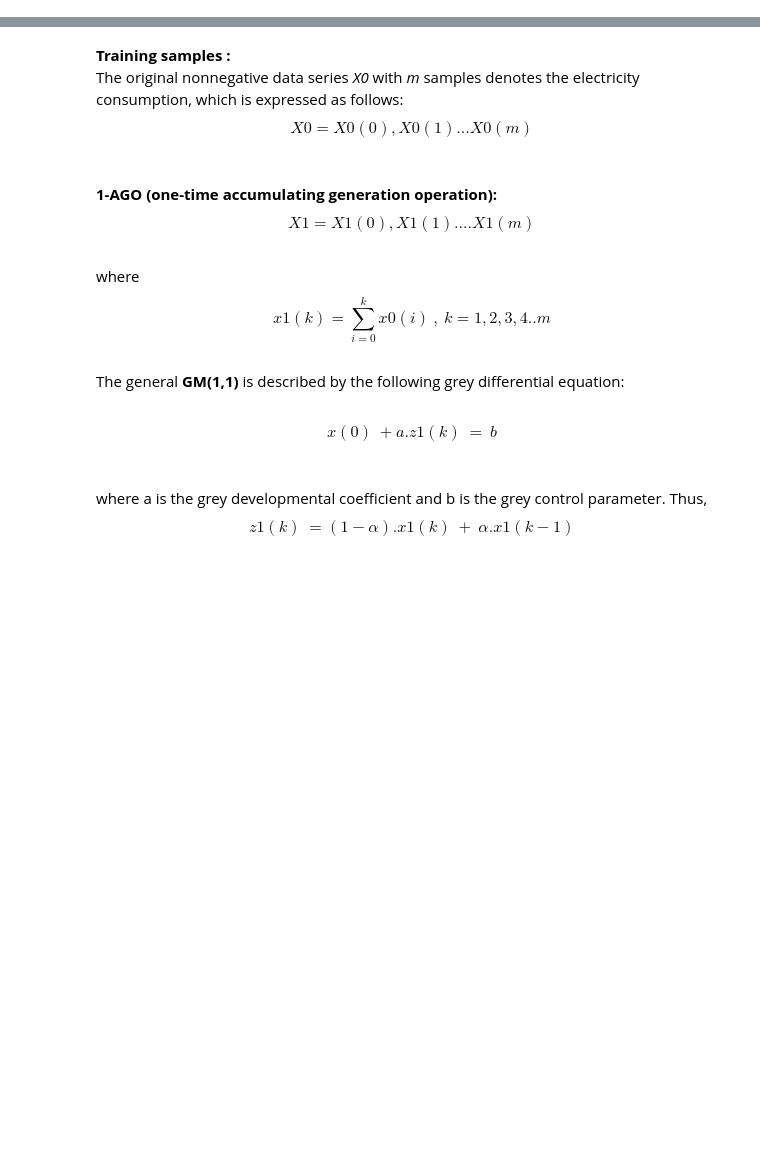
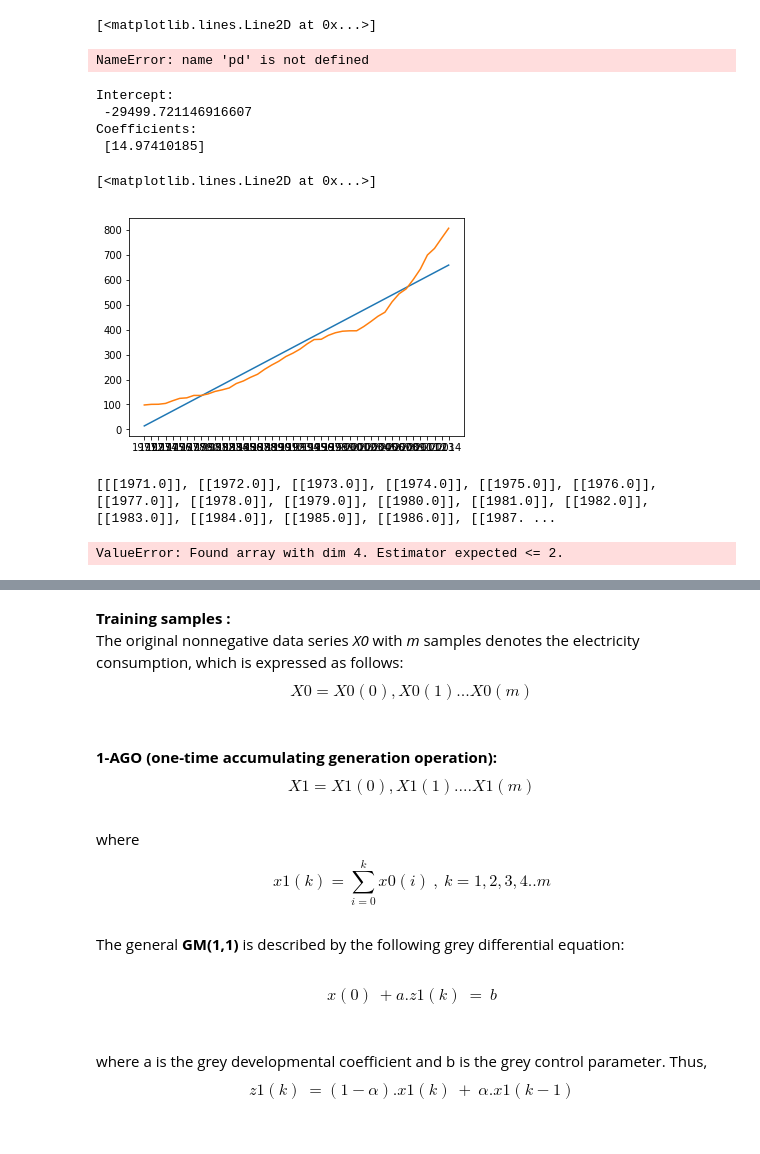
Before and after one commit to kmohan96214/vervethon, a Jupyter notebook: electricity_fcst.ipynb, the cells around one changed output, grey strips where cells are left out. Cells and saved outputs as stored; diff of their text form; code cells hidden in the pictures; blank space fills up the shorter version.

```diff
--- a/electricity_fcst.ipynb
+++ b/electricity_fcst.ipynb
@@ -7,0 +15,65 @@ from matplotlib import pyplot as plt
+# %%
+elcdm = pd.read_csv('train.csv',sep=',')
+elcdm = elcdm.drop(columns=['temperature','var1','var2','pressure','windspeed'])
+elcdm.head()
+plt.plot(elcdm['datetime'],elcdm['electricity_consumption'])
+# %% [output]
+[<matplotlib.lines.Line2D at 0x...>]
+# %%
+datacnt = pd.read_csv('countrydata.csv',sep=',')
+datacnt.head()
+india = datacnt.iloc[107].iloc[15:-4]
+data = np.array([i for i in india])
+#print(data)
+from statsmodels.tsa.statespace.sarimax import SARIMAX
+model = SARIMAX(data, order=(1, 1, 1), seasonal_order=(1, 1, 1, 1))
+model_fit = model.fit(disp=False)
+yhat = model_fit.predict(len(data), len(data))
+print(yhat)
+plt.plot(data.append(yhat))
+# %% [output]
+NameError: name 'pd' is not defined
+# %%
+X = []
+Y = []
+#print(india)
+for x,y in india.items():
+    X.append([x])
+    Y.append(y)
+#print(len(X),len(Y))
+regr = linear_model.LinearRegression()
+regr.fit(X, Y)
+print('Intercept: \n', regr.intercept_)
+print('Coefficients: \n', regr.coef_)
+X = [i[0] for i in X]
+#print(X,regr.coef_[0])
+Y_ = [ regr.coef_[0]*float(i) + regr.intercept_ for i in X]
+plt.plot(X,Y_)
+plt.plot(X,Y)
+# %% [output]
+Intercept:
+ -29499.721146916607
+Coefficients:
+ [14.97410185]
+[<matplotlib.lines.Line2D at 0x...>]
+[figure, added]
+# %%
+"""
+isor = IsotonicRegression()
+#x = [i[0] for i in x]
+y_ = isor.fit(x[:-5],y[:-5])
+print(y_.predict(x[-5:]))
+plt.plot(x[:-5],y[:-5])
+plt.plot(x[-5:],y_.predict(x[-5:]))
+"""
+print(x)
+x = [[i] for i in x]
+linr = LinearRegression()
+linr.fit(x[:-5],y[:-5])
+x = [i[0] for i in x]
+y_ = [regr.coef_[0]*float(i) + regr.intercept_ for i in x]
+plt.plot(x[-5:],y_[-5:])
+plt.plot(x[:-5],y[:-5])
+# %% [output]
+[[[1971.0]], [[1972.0]], [[1973.0]], [[1974.0]], [[1975.0]], [[1976.0]], [[1977.0]], [[1978.0]], [[1979.0]], [[1980.0]], [[1981.0]], [[1982.0]], [[1983.0]], [[1984.0]], [[1985.0]], [[1986.0]], [[1987. ...
+ValueError: Found array with dim 4. Estimator expected <= 2.
```
Also changed, not shown: parts of 10 cells of this notebook, 7 other files.
